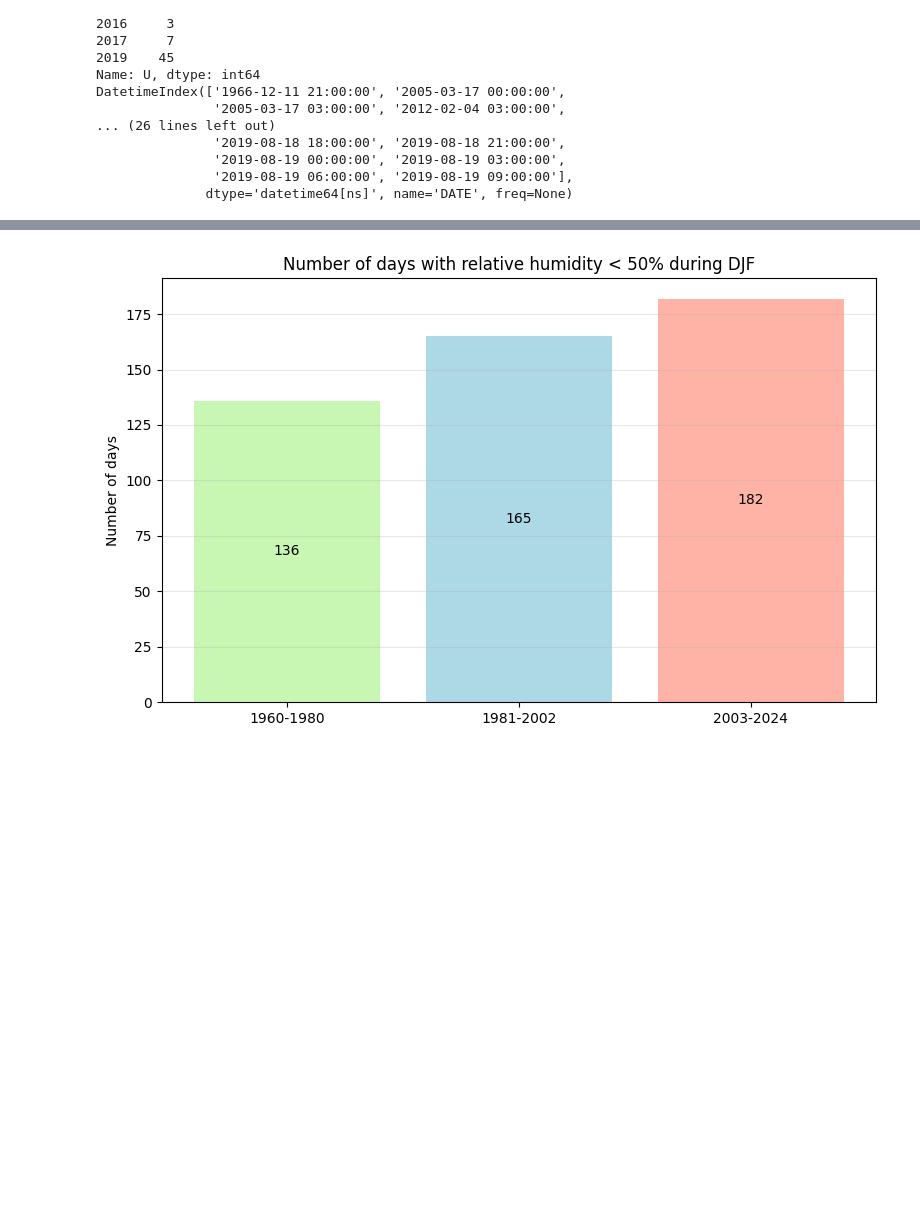
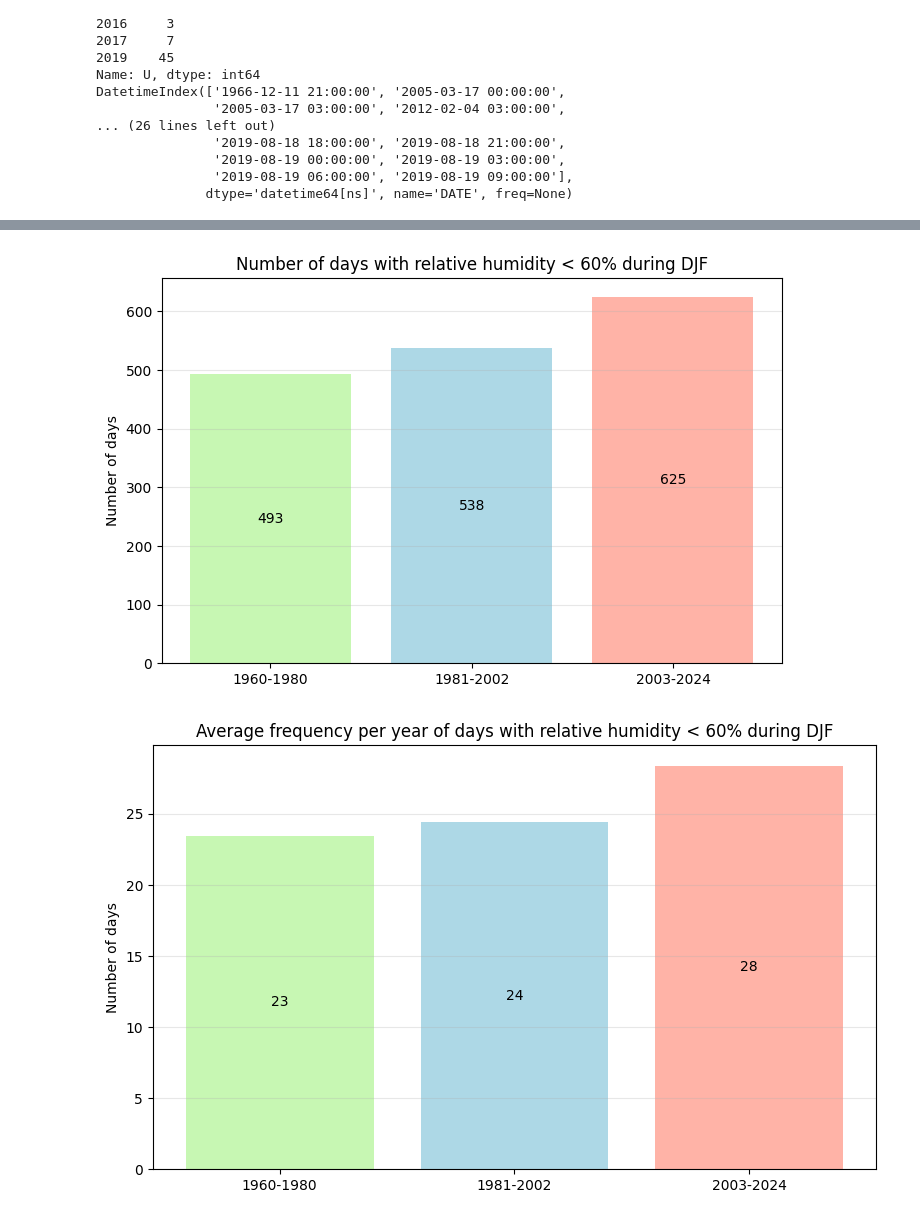
Before and after one commit to leopaulbaleneenm-source/Climate_Change_PO, a Jupyter notebook: notebooks/humidity/humidity_viz.ipynb, the cells around one changed output, grey strips where cells are left out. Cells and saved outputs as stored; diff of their text form; code cells hidden in the pictures; blank space fills up the shorter version.

```diff
--- a/notebooks/humidity/humidity_viz.ipynb
+++ b/notebooks/humidity/humidity_viz.ipynb
@@ -226,7 +294,7 @@ dic_count_max_djf = cp.thresholds_serie(
     "relative humidity",
     [12, 1, 2],
     list_max,
-    threshold=50,
+    threshold=60,
     study_sign="<"
 )
 # %% [output]
@@ -239,2 +304,3 @@ The corresponding dates are : [Timestamp('2003-01-13 00:00:00'), Timestamp('2003
-[figure, old version]
+[figure, new version]
+[figure, added]
 # %% [markdown]
```
Also changed, not shown: parts of 26 cells of this notebook, 1 other file.
